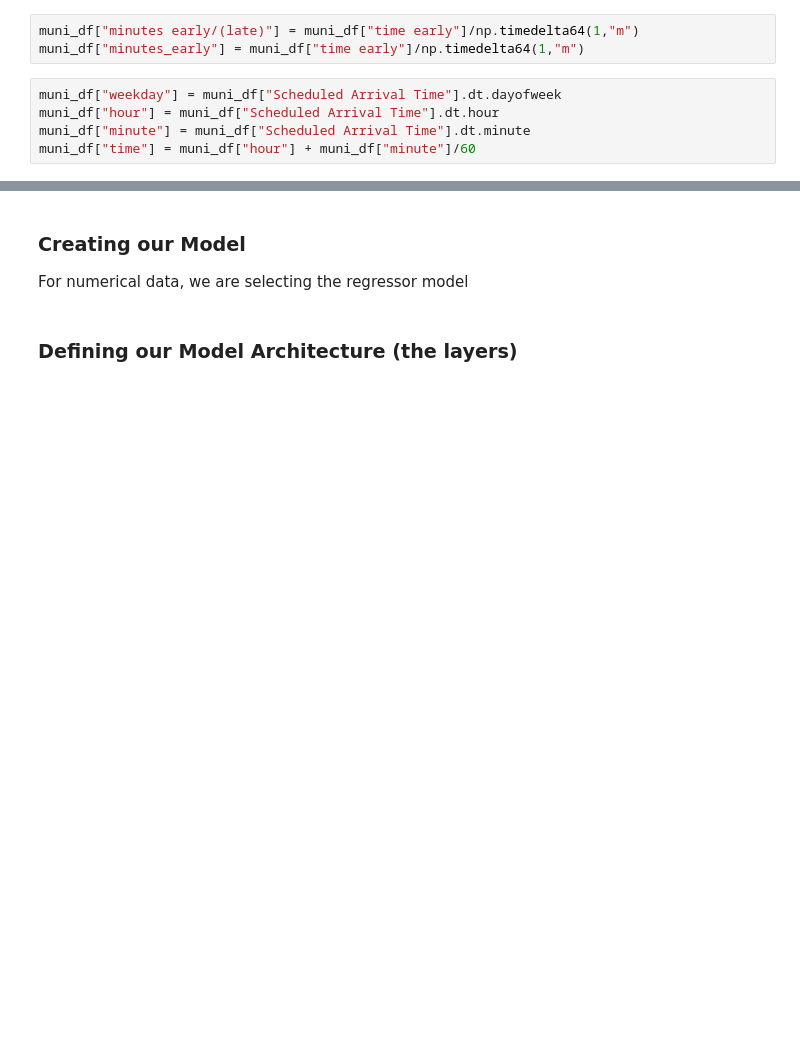
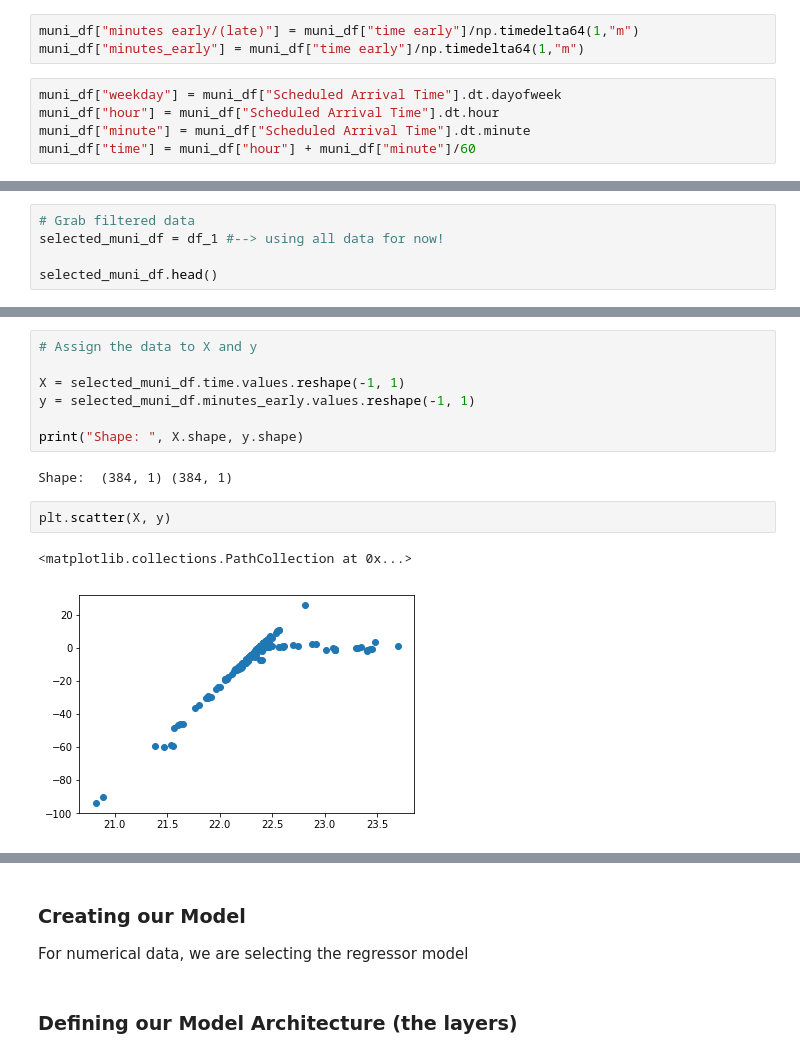
Before and after one commit to EfficiencyJunky/Project3SuperGroup, a Jupyter notebook: code/Final Project Machine Learning Component.ipynb, the cells around one changed output, grey strips where cells are left out. Saved outputs shown, nothing was run; the diff lists cells and outputs as text; blank space fills up the shorter version.

Commit message:
Updated Data pre-processing for machine learning

```diff
--- a/code/Final Project Machine Learning Component-Copy1.ipynb
+++ b/code/Final Project Machine Learning Component.ipynb
@@ -95,0 +132,5 @@ muni_df["time"] = muni_df["hour"] + muni_df["minute"]/60
+# %%
+# Grab filtered data
+selected_muni_df = df_1 #--> using all data for now!
+
+selected_muni_df.head()
@@ -95,0 +145,14 @@ muni_df["time"] = muni_df["hour"] + muni_df["minute"]/60
+# %%
+# Assign the data to X and y
+
+X = selected_muni_df.time.values.reshape(-1, 1)
+y = selected_muni_df.minutes_early.values.reshape(-1, 1)
+
+print("Shape: ", X.shape, y.shape)
+# %% [output]
+Shape:  (384, 1) (384, 1)
+# %%
+plt.scatter(X, y)
+# %% [output]
+<matplotlib.collections.PathCollection at 0x...>
+[figure, added]
```
Also changed, not shown: parts of 24 cells of this notebook, 1 other file.
